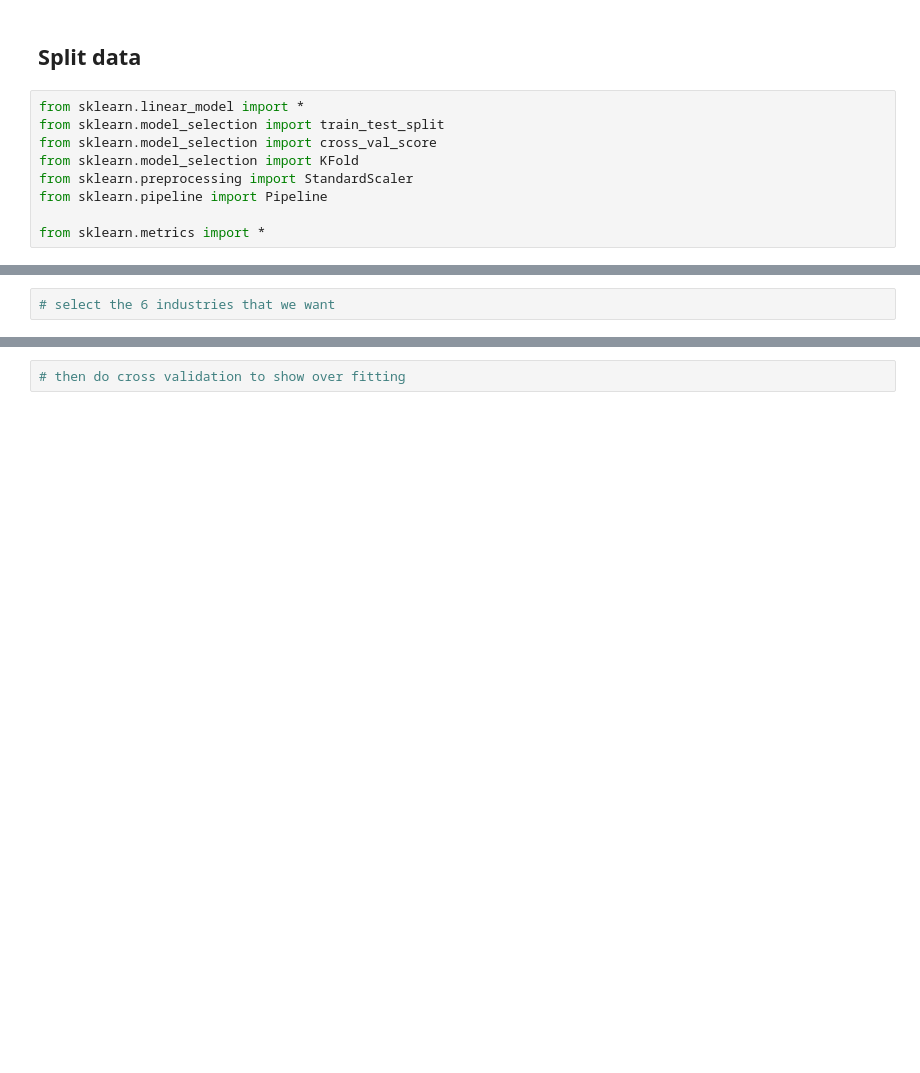
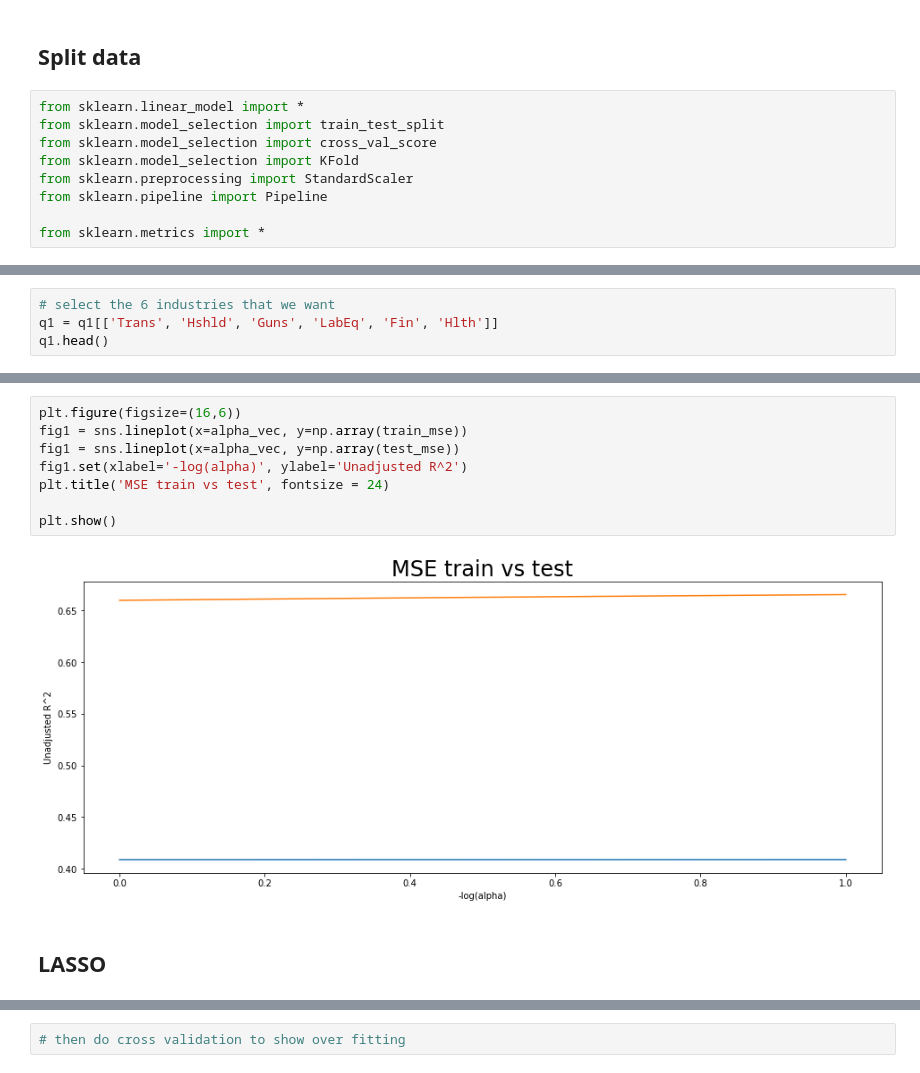
Before and after one commit to Sean-Chaos/DBA-3803-Project, a Jupyter notebook: DBA 3803 project 1.ipynb, the cells around one changed output, grey strips where cells are left out. Cells and saved outputs as stored; diff of their text form; blank space fills up the shorter version.

```diff
--- a/DBA 3803 project 1.ipynb
+++ b/DBA 3803 project 1.ipynb
@@ -133,2 +92,4 @@ q1
 # %%
 # select the 6 industries that we want
+q1 = q1[['Trans', 'Hshld', 'Guns', 'LabEq', 'Fin', 'Hlth']]
+q1.head()
@@ -145,0 +261,12 @@ R_train, R_test = train_test_split()
+# %%
+plt.figure(figsize=(16,6))
+fig1 = sns.lineplot(x=alpha_vec, y=np.array(train_mse))
+fig1 = sns.lineplot(x=alpha_vec, y=np.array(test_mse))
+fig1.set(xlabel='-log(alpha)', ylabel='Unadjusted R^2')
+plt.title('MSE train vs test', fontsize = 24)
+
+plt.show()
+# %% [output]
+[figure, added]
+# %% [markdown]
+## LASSO
```
Also changed, not shown: parts of 21 cells of this notebook.
